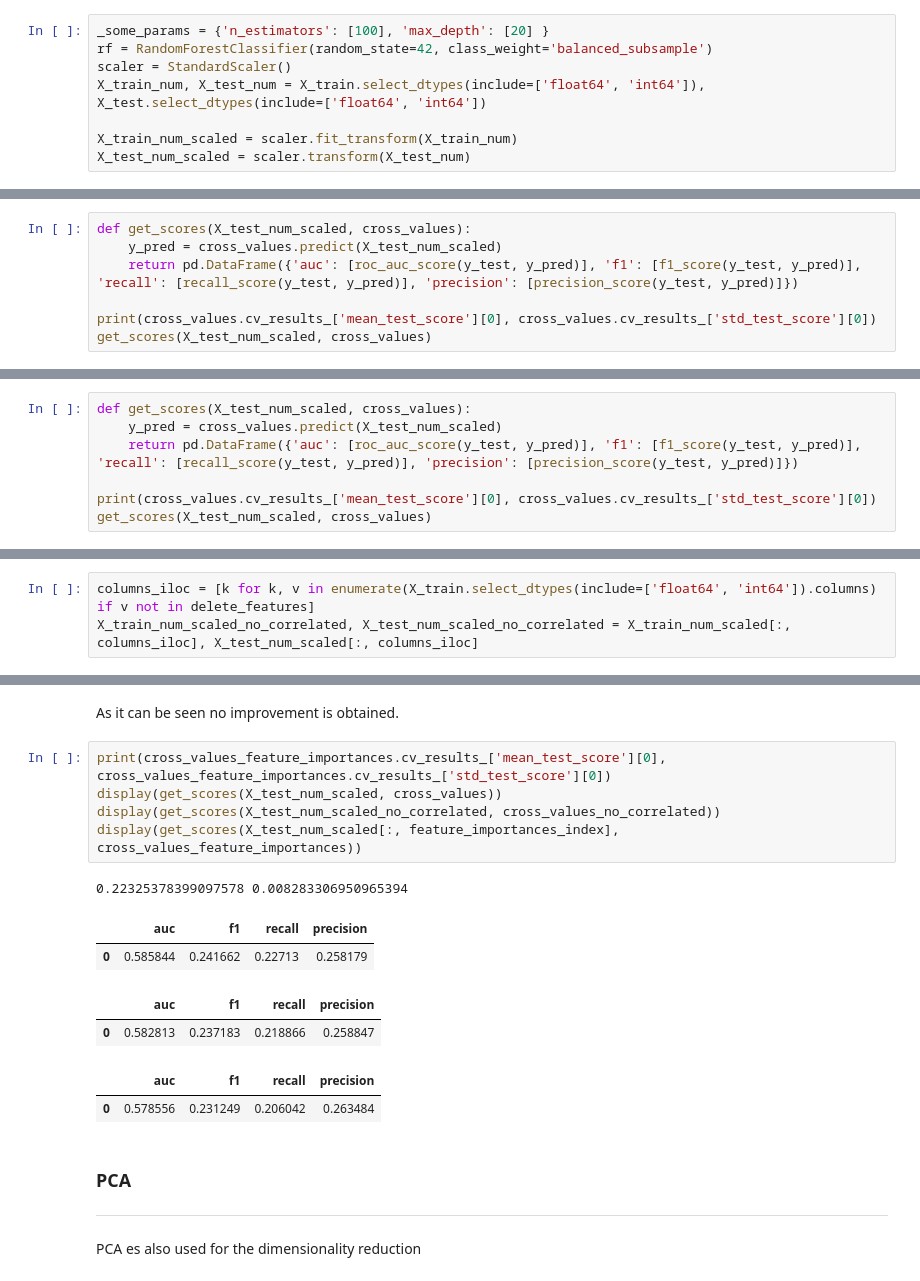
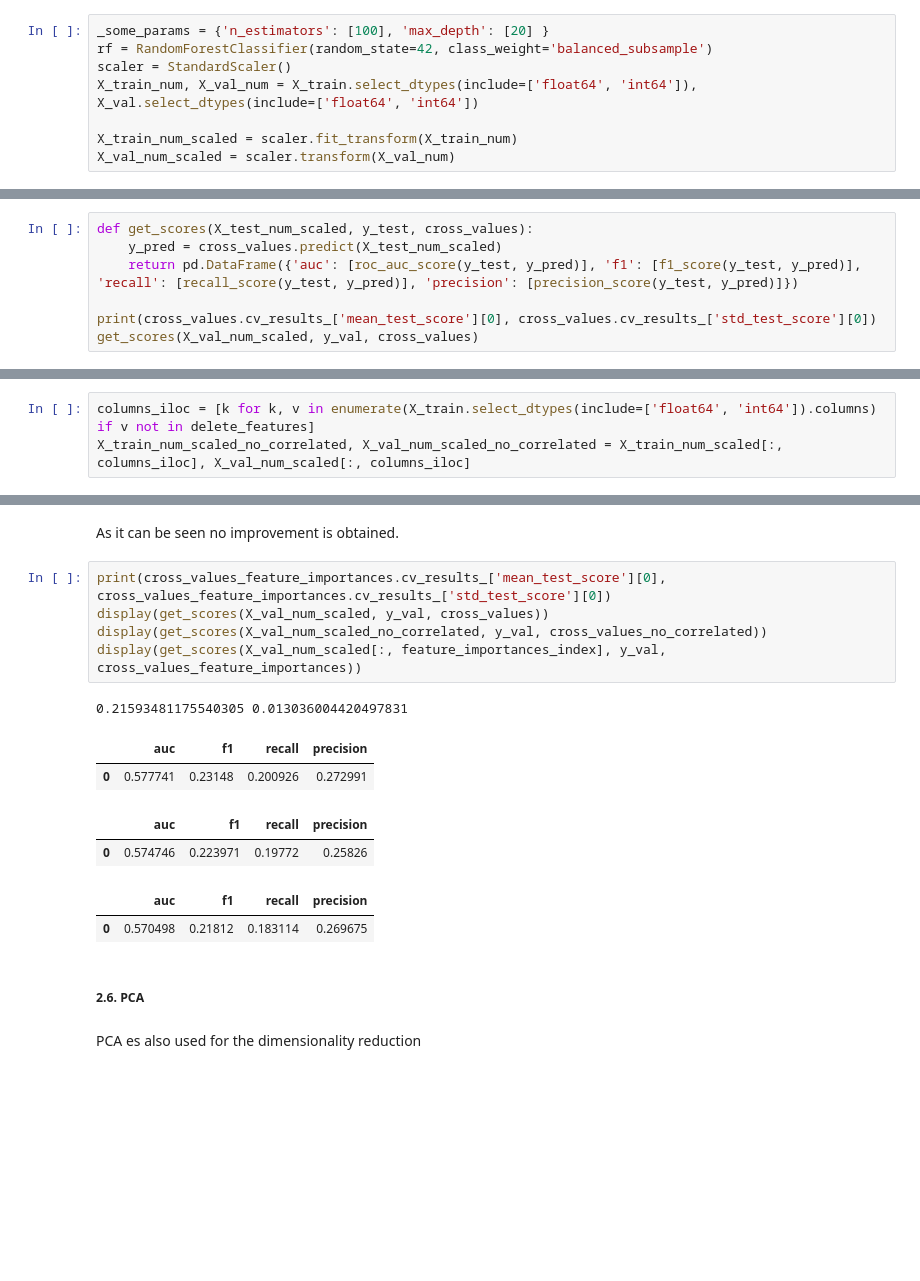
Before and after one commit to DanielPuentee/GNN_financial_fraud_detection, a Jupyter notebook: eda/02_eda.ipynb, the cells around one changed output, grey strips where cells are left out. Cells and saved outputs as stored; diff of their text form; blank space fills up the shorter version.

```diff
--- a/eda/02_eda.ipynb
+++ b/eda/02_eda.ipynb
@@ -269,10 +286,10 @@ The main goal of this is to have a simple reference of what can be done with the
 _some_params = {'n_estimators': [100], 'max_depth': [20] }
 rf = RandomForestClassifier(random_state=42, class_weight='balanced_subsample')
 scaler = StandardScaler()
-X_train_num, X_test_num = X_train.select_dtypes(include=['float64', 'int64']), X_test.select_dtypes(include=['float64', 'int64'])
+X_train_num, X_val_num = X_train.select_dtypes(include=['float64', 'int64']), X_val.select_dtypes(include=['float64', 'int64'])
 
 X_train_num_scaled = scaler.fit_transform(X_train_num)
-X_test_num_scaled = scaler.transform(X_test_num)
+X_val_num_scaled = scaler.transform(X_val_num)
 # %%
 cross_values = GridSearchCV(rf, param_grid=_some_params, cv=5, scoring='f1')
 cross_values.fit(X_train_num_scaled, y_train)
@@ -287,7 +301,0 @@ GridSearchCV(cv=5,
-# %%
-def get_scores(X_test_num_scaled, cross_values):
-    y_pred = cross_values.predict(X_test_num_scaled)
-    return pd.DataFrame({'auc': [roc_auc_score(y_test, y_pred)], 'f1': [f1_score(y_test, y_pred)], 'recall': [recall_score(y_test, y_pred)], 'precision': [precision_score(y_test, y_pred)]})
-
-print(cross_values.cv_results_['mean_test_score'][0], cross_values.cv_results_['std_test_score'][0])
-get_scores(X_test_num_scaled, cross_values)
@@ -298,10 +302,10 @@ get_scores(X_test_num_scaled, cross_values)
 # %% [markdown]
 F1 score is used as principal metric, but others are also taking into account.
 # %%
-def get_scores(X_test_num_scaled, cross_values):
+def get_scores(X_test_num_scaled, y_test, cross_values):
     y_pred = cross_values.predict(X_test_num_scaled)
     return pd.DataFrame({'auc': [roc_auc_score(y_test, y_pred)], 'f1': [f1_score(y_test, y_pred)], 'recall': [recall_score(y_test, y_pred)], 'precision': [precision_score(y_test, y_pred)]})
 
 print(cross_values.cv_results_['mean_test_score'][0], cross_values.cv_results_['std_test_score'][0])
-get_scores(X_test_num_scaled, cross_values)
+get_scores(X_val_num_scaled, y_val, cross_values)
 # %% [output]
@@ -412,7 +415,7 @@ delete_features = [x[1] if less_correlated[less_correlated.index == x[0]].values
 Selected columns are removed
 # %%
 columns_iloc = [k for k, v in enumerate(X_train.select_dtypes(include=['float64', 'int64']).columns) if v not in delete_features]
-X_train_num_scaled_no_correlated, X_test_num_scaled_no_correlated = X_train_num_scaled[:, columns_iloc], X_test_num_scaled[:, columns_iloc]
+X_train_num_scaled_no_correlated, X_val_num_scaled_no_correlated = X_train_num_scaled[:, columns_iloc], X_val_num_scaled[:, columns_iloc]
 # %% [markdown]
 The model is trained on the data without correlated features.
 # %%
@@ -471,20 +461,19 @@ GridSearchCV(cv=5,
 As it can be seen no improvement is obtained.
 # %%
 print(cross_values_feature_importances.cv_results_['mean_test_score'][0], cross_values_feature_importances.cv_results_['std_test_score'][0])
-display(get_scores(X_test_num_scaled, cross_values))
-display(get_scores(X_test_num_scaled_no_correlated, cross_values_no_correlated))
-display(get_scores(X_test_num_scaled[:, feature_importances_index], cross_values_feature_importances))
+display(get_scores(X_val_num_scaled, y_val, cross_values))
+display(get_scores(X_val_num_scaled_no_correlated, y_val, cross_values_no_correlated))
+display(get_scores(X_val_num_scaled[:, feature_importances_index], y_val, cross_values_feature_importances))
 # %% [output]
-0.22325378399097578 0.008283306950965394
+0.21593481175540305 0.013036004420497831
 |  | auc | f1 | recall | precision |
-| 0 | 0.585844 | 0.241662 | 0.22713 | 0.258179 |
+| 0 | 0.577741 | 0.23148 | 0.200926 | 0.272991 |
 |  | auc | f1 | recall | precision |
-| 0 | 0.582813 | 0.237183 | 0.218866 | 0.258847 |
+| 0 | 0.574746 | 0.223971 | 0.19772 | 0.25826 |
 |  | auc | f1 | recall | precision |
-| 0 | 0.578556 | 0.231249 | 0.206042 | 0.263484 |
+| 0 | 0.570498 | 0.21812 | 0.183114 | 0.269675 |
-# %% [markdown]
-### PCA
----
+# %% [markdown]
+##### <a id='2.6'>2.6. PCA</a>
 # %% [markdown]
 PCA es also used for the dimensionality reduction
 # %%
```
Also changed, not shown: parts of 51 cells of this notebook, 7 other files.
